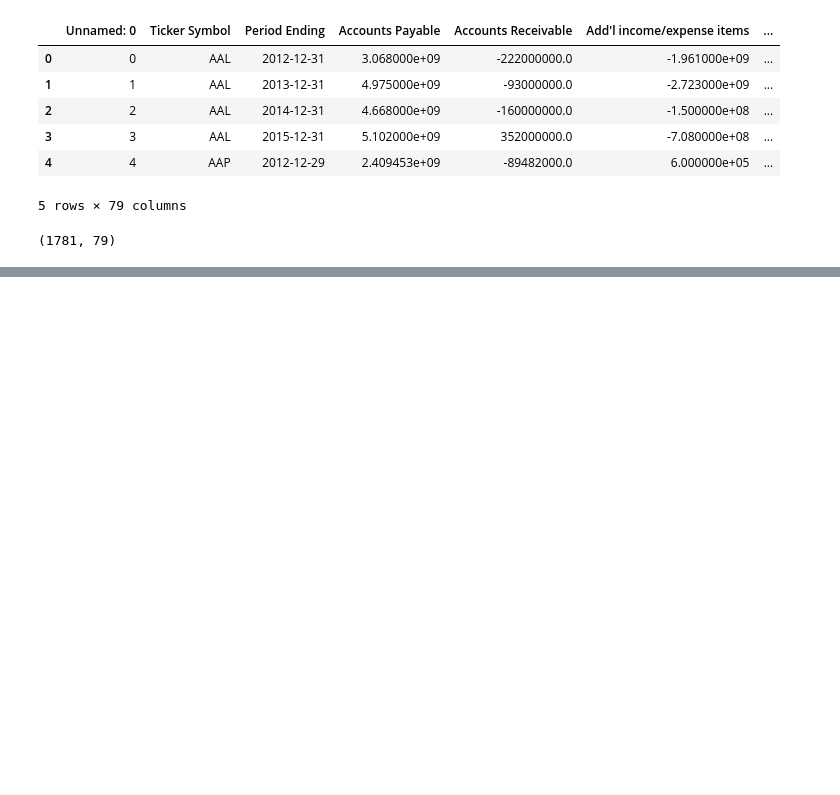
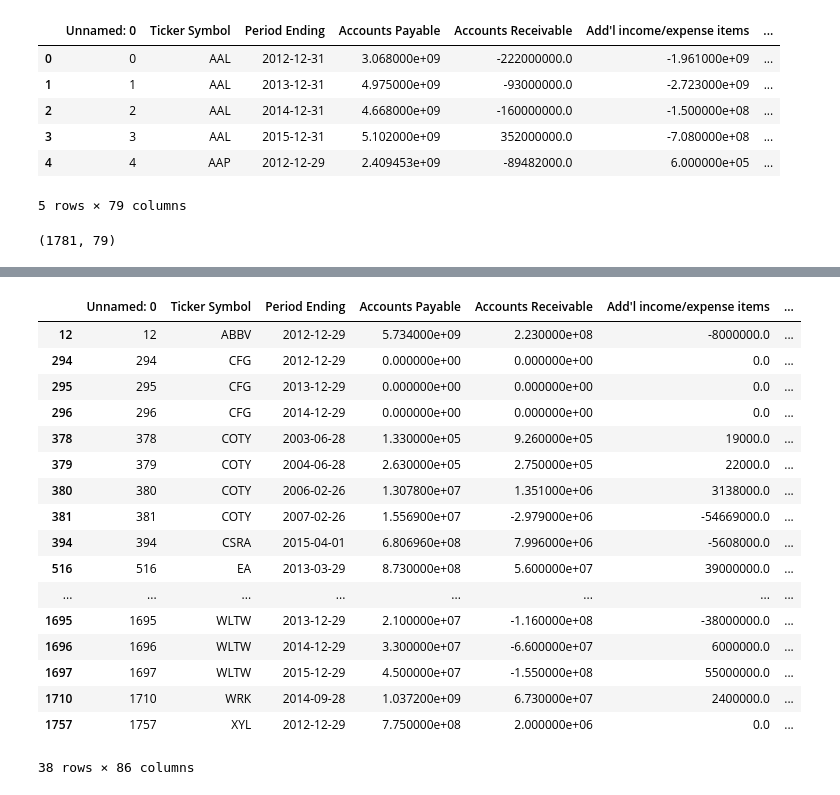
Before and after one commit to shiyuliu1/NYSE-Price-Risk-Prediction, a Jupyter notebook: Factor_generator.ipynb, the cells around one changed output, grey strips where cells are left out. Saved outputs shown, nothing was run; the diff lists cells and outputs as text; code cells hidden in the pictures; blank space fills up the shorter version.

```diff
--- a/Factor_generator.ipynb
+++ b/Factor_generator.ipynb
@@ -29,0 +108,5 @@ print(prices.shape)
+# %%
+new_df_na2 = new_df_na[new_df_na['date'].isnull()]
+display(new_df_na2.head())
+print(new_df_na2.shape)
+new_df_na_ = new_df_na[new_df_na['date'].notnull()]
@@ -29,0 +122,3 @@ print(prices.shape)
+# %%
+new_df_na2['Period Ending'] = (pd.DatetimeIndex(new_df_na2['Period Ending']) - pd.offsets.Day(1)).astype(str)
+display(new_df_na2.head(10))
@@ -29,0 +143,4 @@ print(prices.shape)
+# %%
+new_df_na2 = new_df_na2.drop(['date', 'symbol', 'open', 'close', 'low', 'high', 'volume'], axis = 1)
+new_df_na2 = pd.merge(new_df_na2, prices,  how='left', left_on=['Ticker Symbol','Period Ending'], right_on = ['symbol','date'])
+display(new_df_na2.head(10))
@@ -29,0 +160,7 @@ print(prices.shape)
+# %%
+df_fillna = pd.concat([new_df_, new_df_na_, new_df_na2])
+df_fillna = df_fillna.sort_values(by="Unnamed: 0")
+df_fillna = df_fillna.reset_index()
+df_fillna.drop(['index'],axis=1,inplace=True)
+display(df_fillna.head(10))
+print(df_fillna.shape)
@@ -29,0 +181,21 @@ print(prices.shape)
+# %%
+df_fillna[df_fillna['date'].isnull()]
+# %% [output]
+|  | Unnamed: 0 | Ticker Symbol | Period Ending | Accounts Payable | Accounts Receivable | Add'l income/expense items | ... |
+| 12 | 12 | ABBV | 2012-12-29 | 5.734000e+09 | 2.230000e+08 | -8000000.0 | ... |
+| 294 | 294 | CFG | 2012-12-29 | 0.000000e+00 | 0.000000e+00 | 0.0 | ... |
+| 295 | 295 | CFG | 2013-12-29 | 0.000000e+00 | 0.000000e+00 | 0.0 | ... |
+| 296 | 296 | CFG | 2014-12-29 | 0.000000e+00 | 0.000000e+00 | 0.0 | ... |
+| 378 | 378 | COTY | 2003-06-28 | 1.330000e+05 | 9.260000e+05 | 19000.0 | ... |
+| 379 | 379 | COTY | 2004-06-28 | 2.630000e+05 | 2.750000e+05 | 22000.0 | ... |
+| 380 | 380 | COTY | 2006-02-26 | 1.307800e+07 | 1.351000e+06 | 3138000.0 | ... |
+| 381 | 381 | COTY | 2007-02-26 | 1.556900e+07 | -2.979000e+06 | -54669000.0 | ... |
+| 394 | 394 | CSRA | 2015-04-01 | 6.806960e+08 | 7.996000e+06 | -5608000.0 | ... |
+| 516 | 516 | EA | 2013-03-29 | 8.730000e+08 | 5.600000e+07 | 39000000.0 | ... |
+| ... | ... | ... | ... | ... | ... | ... | ... |
+| 1695 | 1695 | WLTW | 2013-12-29 | 2.100000e+07 | -1.160000e+08 | -38000000.0 | ... |
+| 1696 | 1696 | WLTW | 2014-12-29 | 3.300000e+07 | -6.600000e+07 | 6000000.0 | ... |
+| 1697 | 1697 | WLTW | 2015-12-29 | 4.500000e+07 | -1.550000e+08 | 55000000.0 | ... |
+| 1710 | 1710 | WRK | 2014-09-28 | 1.037200e+09 | 6.730000e+07 | 2400000.0 | ... |
+| 1757 | 1757 | XYL | 2012-12-29 | 7.750000e+08 | 2.000000e+06 | 0.0 | ... |
+38 rows × 86 columns
```
Also changed, not shown: parts of 12 cells of this notebook, 3 other files.
